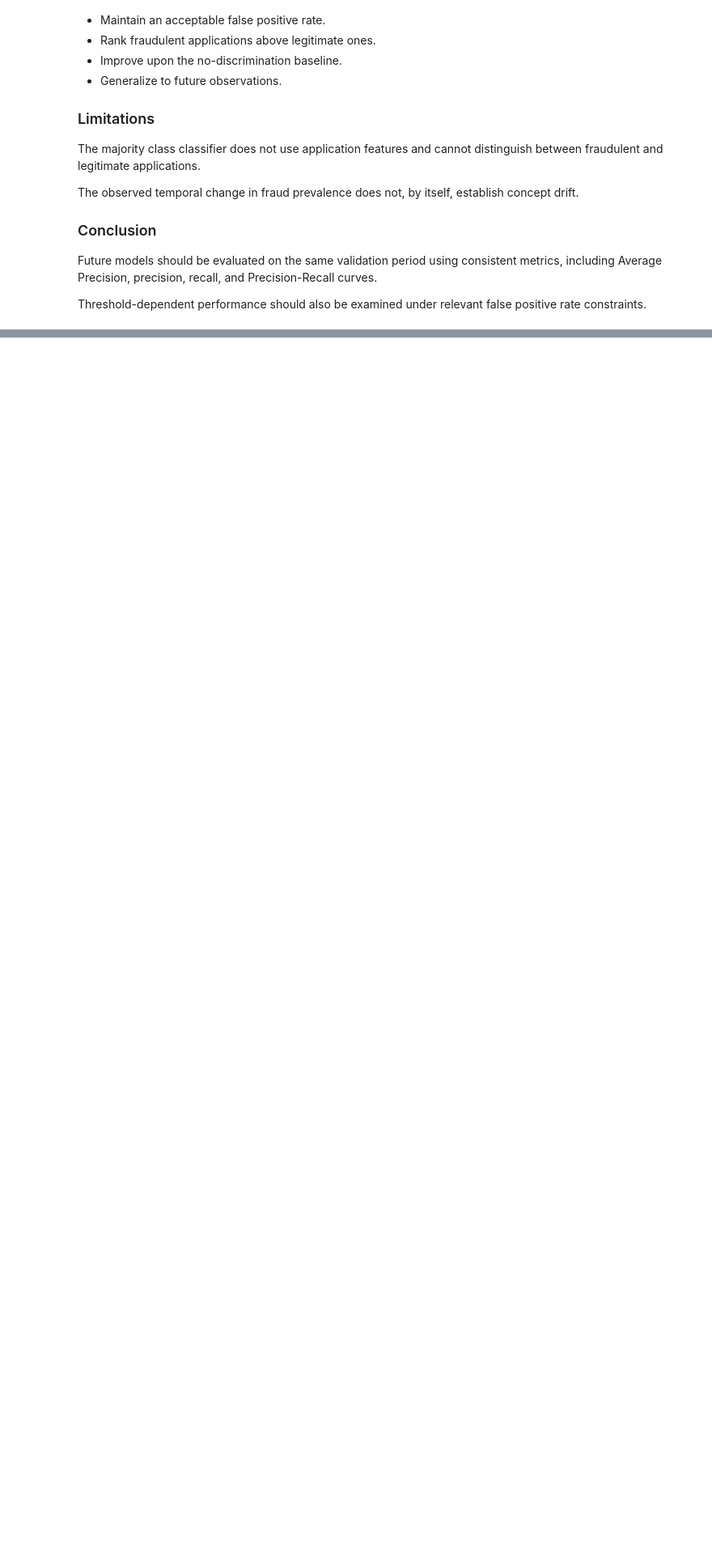
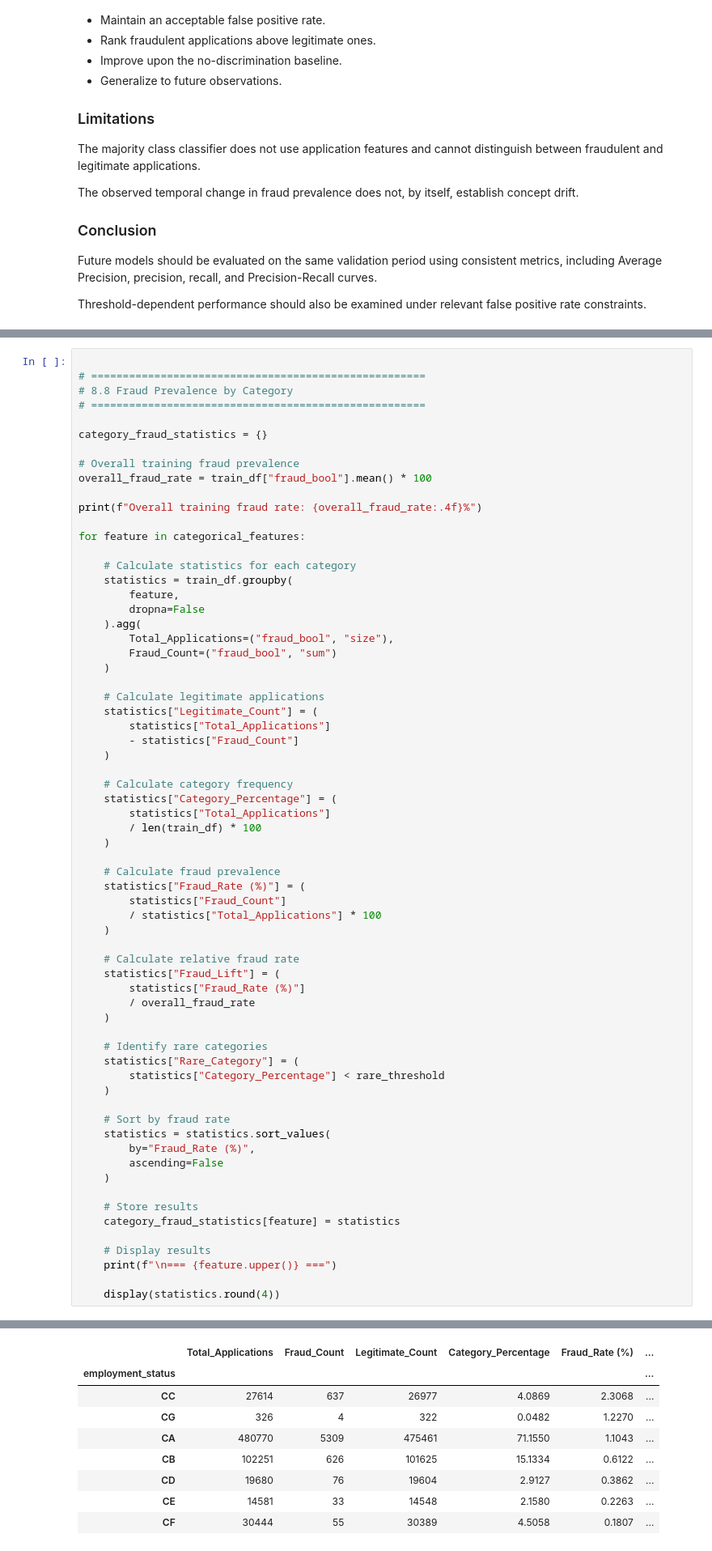
Before and after one commit to fidaaarrabi/ml-project-bank-fraud-detection, a Jupyter notebook: notebooks/01_stage1_dataset_study.ipynb, the cells around one changed output, grey strips where cells are left out. Shown at 81% size. Drawn from its saved outputs; the diff is of its cells as text; blank space fills up the shorter version.

```diff
--- a/notebooks/01_stage1_dataset_study.ipynb
+++ b/notebooks/01_stage1_dataset_study.ipynb
@@ -1280,0 +1688,67 @@ rate constraints.
+# %%
+
+# =====================================================
+# 8.8 Fraud Prevalence by Category
+# =====================================================
+
+category_fraud_statistics = {}
+
+# Overall training fraud prevalence
+overall_fraud_rate = train_df["fraud_bool"].mean() * 100
+
+print(f"Overall training fraud rate: {overall_fraud_rate:.4f}%")
+
+for feature in categorical_features:
+
+    # Calculate statistics for each category
+    statistics = train_df.groupby(
+        feature,
+        dropna=False
+    ).agg(
+        Total_Applications=("fraud_bool", "size"),
+        Fraud_Count=("fraud_bool", "sum")
+    )
+
+    # Calculate legitimate applications
+    statistics["Legitimate_Count"] = (
+        statistics["Total_Applications"]
+        - statistics["Fraud_Count"]
+    )
+
+    # Calculate category frequency
+    statistics["Category_Percentage"] = (
+        statistics["Total_Applications"]
+        / len(train_df) * 100
+    )
+
+    # Calculate fraud prevalence
+    statistics["Fraud_Rate (%)"] = (
+        statistics["Fraud_Count"]
+        / statistics["Total_Applications"] * 100
+    )
+
+    # Calculate relative fraud rate
+    statistics["Fraud_Lift"] = (
+        statistics["Fraud_Rate (%)"]
+        / overall_fraud_rate
+    )
+
+    # Identify rare categories
+    statistics["Rare_Category"] = (
+        statistics["Category_Percentage"] < rare_threshold
+    )
+
+    # Sort by fraud rate
+    statistics = statistics.sort_values(
+        by="Fraud_Rate (%)",
+        ascending=False
+    )
+
+    # Store results
+    category_fraud_statistics[feature] = statistics
+
+    # Display results
+    print(f"\n=== {feature.upper()} ===")
+
+    display(statistics.round(4))
+# %% [output]
@@ -1280,0 +1766,9 @@ rate constraints.
+|  | Total_Applications | Fraud_Count | Legitimate_Count | Category_Percentage | Fraud_Rate (%) | ... |
+| employment_status |  |  |  |  |  | ... |
+| CC | 27614 | 637 | 26977 | 4.0869 | 2.3068 | ... |
+| CG | 326 | 4 | 322 | 0.0482 | 1.2270 | ... |
+| CA | 480770 | 5309 | 475461 | 71.1550 | 1.1043 | ... |
+| CB | 102251 | 626 | 101625 | 15.1334 | 0.6122 | ... |
+| CD | 19680 | 76 | 19604 | 2.9127 | 0.3862 | ... |
+| CE | 14581 | 33 | 14548 | 2.1580 | 0.2263 | ... |
+| CF | 30444 | 55 | 30389 | 4.5058 | 0.1807 | ... |
```
Also changed, not shown: parts of 10 cells of this notebook.
